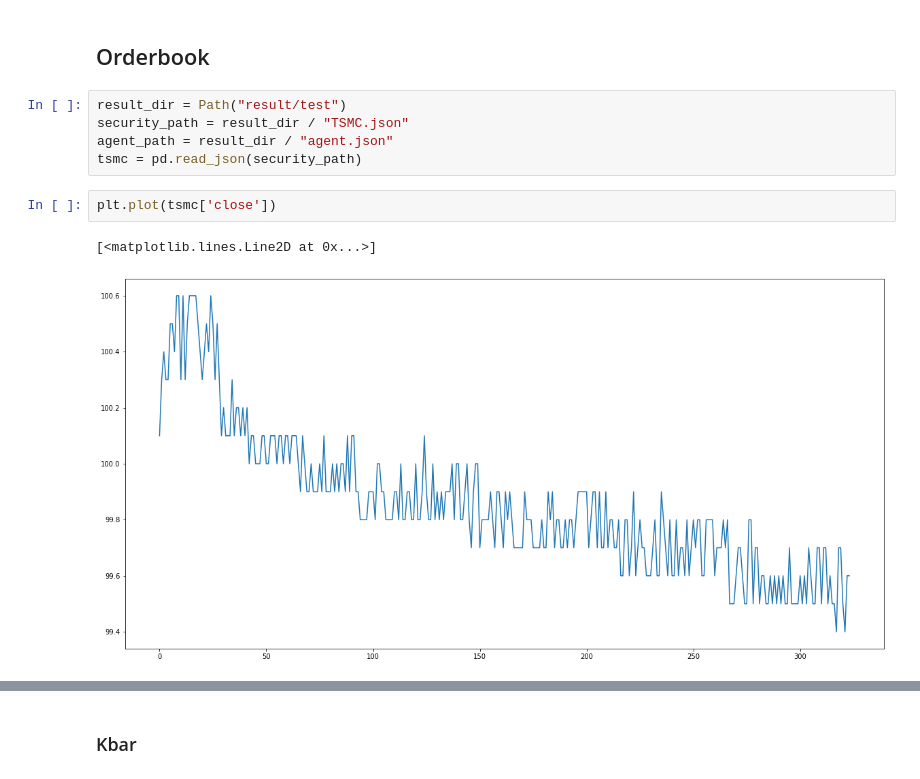
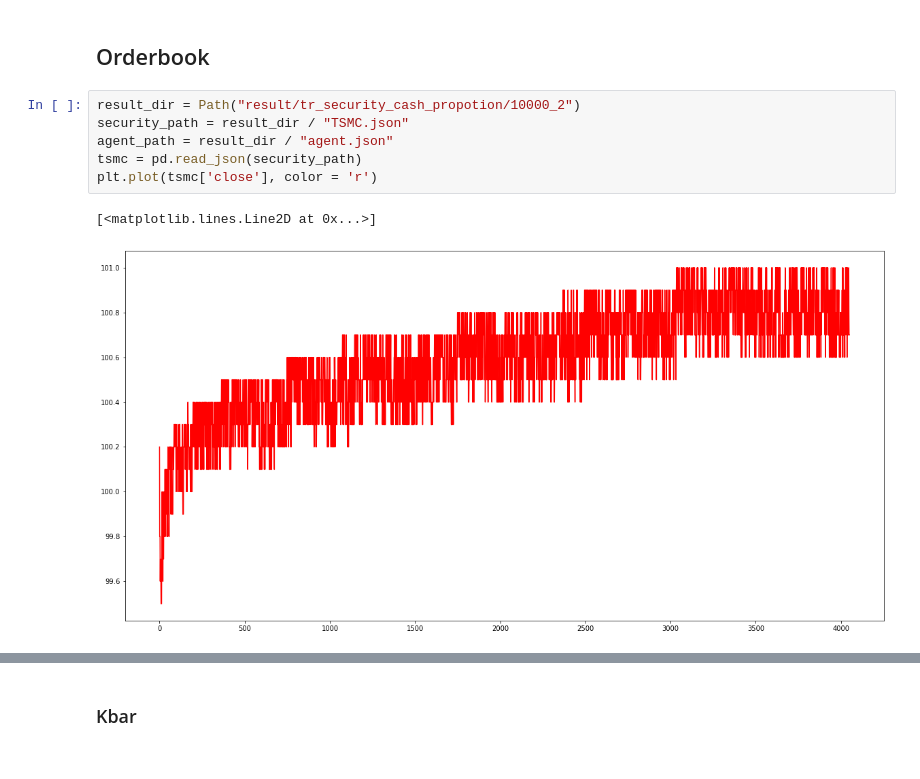
Before and after one commit to lainn9527/market_simulator, a Jupyter notebook: visualization.ipynb, the cells around one changed output, grey strips where cells are left out. Saved outputs shown, nothing was run; the diff lists cells and outputs as text.

```diff
--- a/visualization.ipynb
+++ b/visualization.ipynb
@@ -15,12 +15,11 @@ Different configurations of agents and thus differents dynamic of price and volu
 # %% [markdown]
 ## Orderbook
 # %%
-result_dir = Path("result/test")
+result_dir = Path("result/tr_security_cash_propotion/10000_2")
 security_path = result_dir / "TSMC.json"
 agent_path = result_dir / "agent.json"
 tsmc = pd.read_json(security_path)
+plt.plot(tsmc['close'], color = 'r')
+# %% [output]
+[<matplotlib.lines.Line2D at 0x...>]
+[figure, added]
-# %%
-plt.plot(tsmc['close'])
-# %% [output]
-[<matplotlib.lines.Line2D at 0x...>]
-[figure, removed]
```
Also changed, not shown: parts of 70 cells of this notebook, 8 other files.
